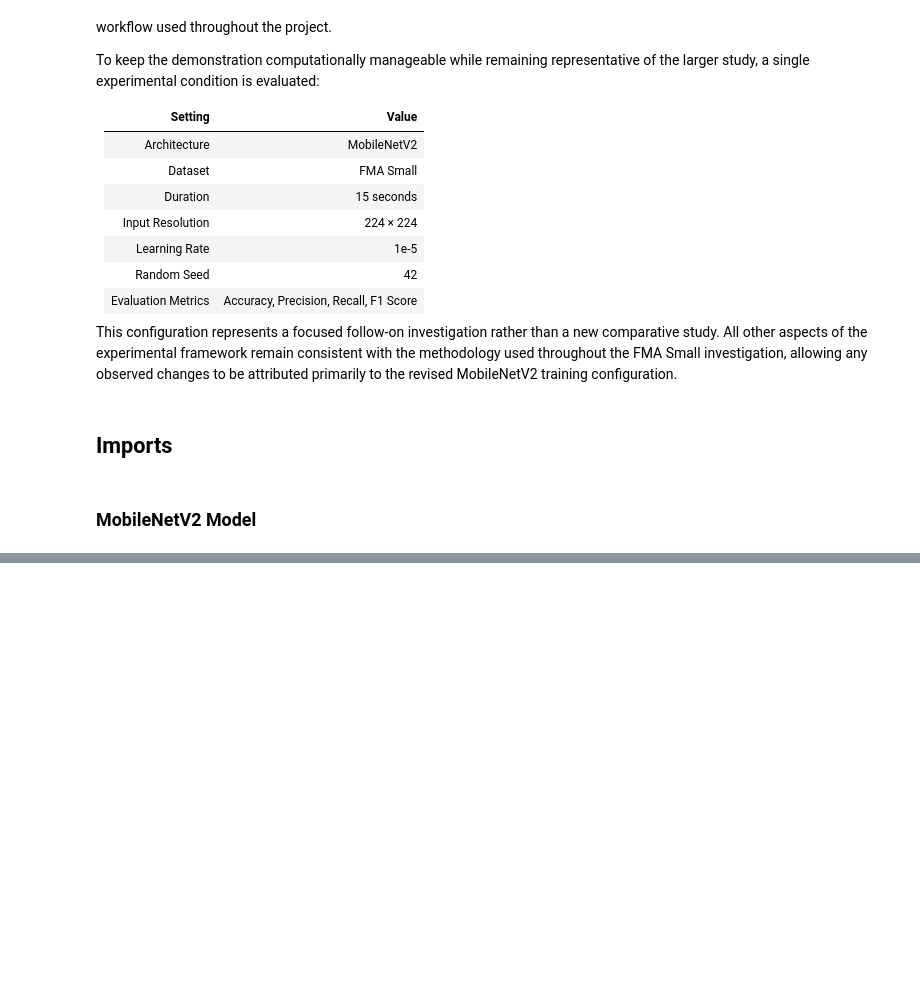
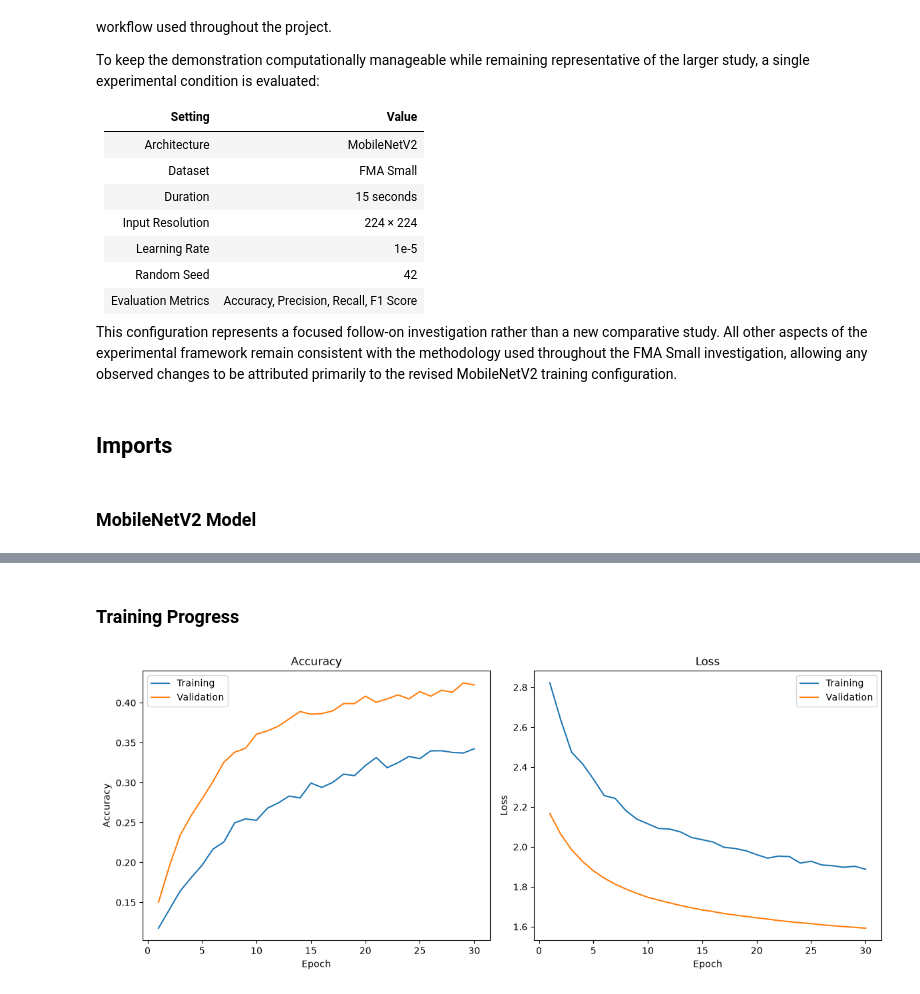
Before and after one commit to d-bruning/deep-learning-audio-classification, a Jupyter notebook: overview.ipynb, the cells around one changed output, grey strips where cells are left out. Cells and saved outputs as stored; diff of their text form; code cells hidden in the pictures; blank space fills up the shorter version.

```diff
--- a/overview.ipynb
+++ b/overview.ipynb
@@ -341,0 +1029,11 @@ print(
+# %%
+history_df = pd.DataFrame(
+    history.history
+)
+
+history_df["epoch"] = np.arange(
+    1,
+    len(history_df) + 1
+)
+
+history_df.head()
@@ -341,0 +1047,66 @@ print(
+# %% [markdown]
+### Training Progress
+# %%
+fig, axes = plt.subplots(
+    1,
+    2,
+    figsize=(12, 5)
+)
+
+axes[0].plot(
+    history_df["epoch"],
+    history_df["accuracy"],
+    label="Training"
+)
+
+axes[0].plot(
+    history_df["epoch"],
+    history_df["val_accuracy"],
+    label="Validation"
+)
+
+axes[0].set_title(
+    "Accuracy"
+)
+
+axes[0].set_xlabel(
+    "Epoch"
+)
+
+axes[0].set_ylabel(
+    "Accuracy"
+)
+
+axes[0].legend()
+
+
+axes[1].plot(
+    history_df["epoch"],
+    history_df["loss"],
+    label="Training"
+)
+
+axes[1].plot(
+    history_df["epoch"],
+    history_df["val_loss"],
+    label="Validation"
+)
+
+axes[1].set_title(
+    "Loss"
+)
+
+axes[1].set_xlabel(
+    "Epoch"
+)
+
+axes[1].set_ylabel(
+    "Loss"
+)
+
+axes[1].legend()
+
+plt.tight_layout()
+plt.show()
+# %% [output]
+[figure, added]
```
Also changed, not shown: parts of 51 cells of this notebook, 1 other file.
